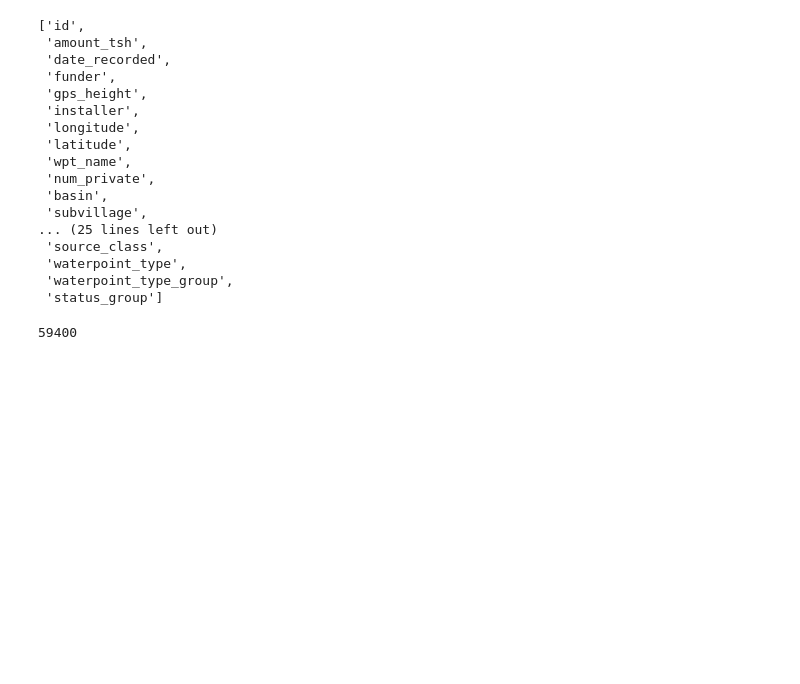
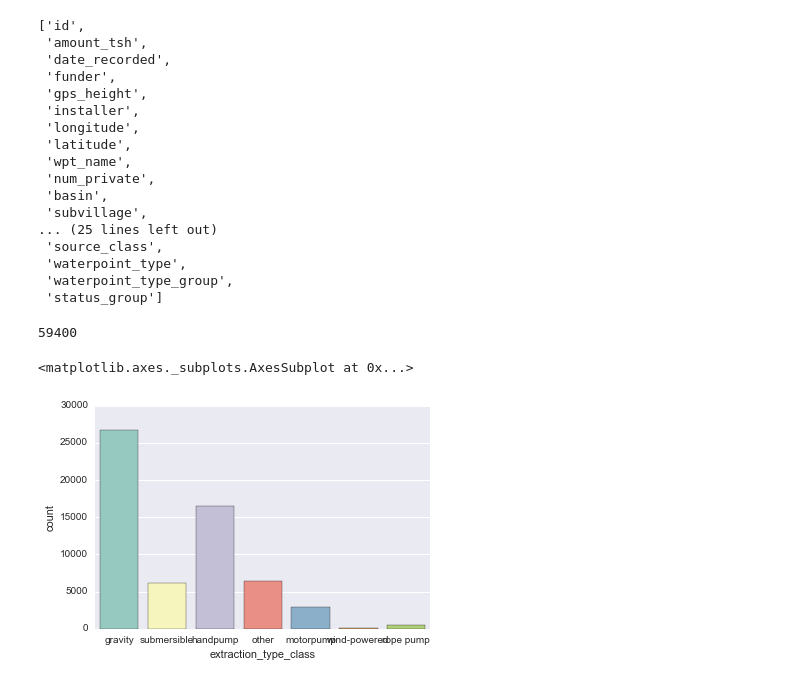
Before and after one commit to jdills26/Tanzania-water-table, a Jupyter notebook: data_explore.ipynb, the cells around one changed output. Saved outputs shown, nothing was run; the diff lists cells and outputs as text; code cells hidden in the pictures; blank space fills up the shorter version.

Commit message:
add more sns countplots

```diff
--- a/data_explore.ipynb
+++ b/data_explore.ipynb
@@ -140,3 +140,10 @@ len(combined)
 59400
 # %%
 #this merge appears to have worked.  might not need to use entire training data set but will fix later if needed
+# %%
+#look at types of pumps
+sns.countplot(combined.extraction_type_class, palette = 'Set3')
+#plt.figure(figsize=(13,6))
+# %% [output]
+<matplotlib.axes._subplots.AxesSubplot at 0x...>
+[figure, added]
```
Also changed, not shown: parts of 12 cells of this notebook.
